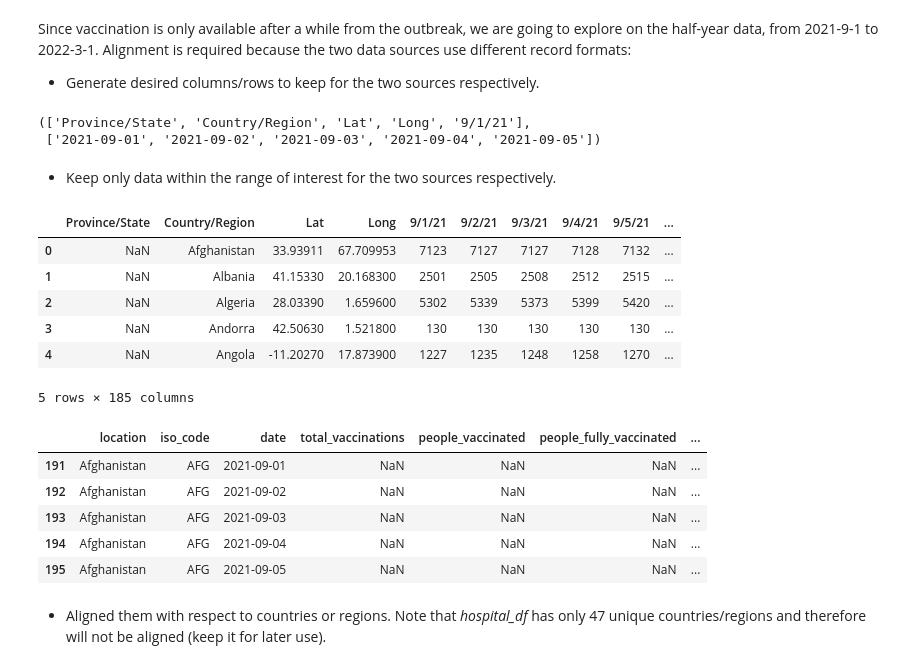
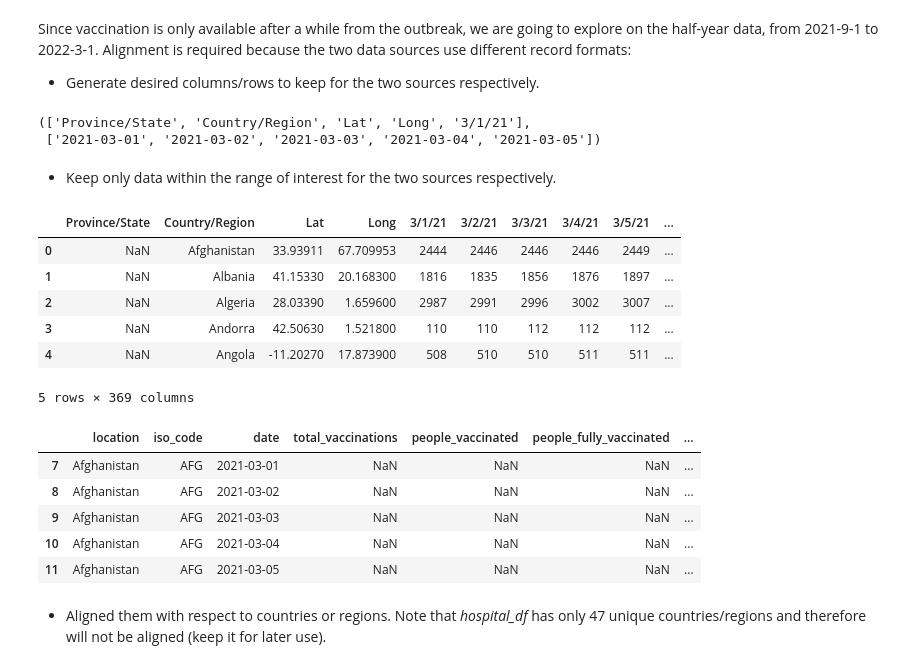
Before and after one commit to gaol00034/Covid19-Analysis, a Jupyter notebook: src/Global.ipynb, the cells around one changed output. Cells and saved outputs as stored; diff of their text form; code cells hidden in the pictures.

```diff
--- a/src/Global.ipynb
+++ b/src/Global.ipynb
@@ -91,7 +91,7 @@ import datetime
 Since vaccination is only available after a while from the outbreak, we are going to explore on the half-year data, from 2021-9-1 to 2022-3-1. Alignment is required because the two data sources use different record formats:
 - Generate desired columns/rows to keep for the two sources respectively.
 # %%
-start_date, end_date = datetime.date(2021, 9, 1), datetime.date(2022, 3, 1)
+start_date, end_date = datetime.date(2021, 3, 1), datetime.date(2022, 3, 1)
 CSSEGIS_col, OWID_date = ['Province/State', 'Country/Region', 'Lat', 'Long'], []
 
 # Single date generator
@@ -105,39 +105,39 @@ for single_date in daterange(start_date, end_date):
 
 CSSEGIS_col[:5], OWID_date[:5]
 # %% [output]
-(['Province/State', 'Country/Region', 'Lat', 'Long', '9/1/21'],
- ['2021-09-01', '2021-09-02', '2021-09-03', '2021-09-04', '2021-09-05'])
+(['Province/State', 'Country/Region', 'Lat', 'Long', '3/1/21'],
+ ['2021-03-01', '2021-03-02', '2021-03-03', '2021-03-04', '2021-03-05'])
 # %% [markdown]
 - Keep only data within the range of interest for the two sources respectively.
 # %%
-halfyear_confirmed_df = confirmed_df[confirmed_df.columns.intersection(CSSEGIS_col)]
-halfyear_recovered_df = recovered_df[recovered_df.columns.intersection(CSSEGIS_col)]
-halfyear_deaths_df = deaths_df[deaths_df.columns.intersection(CSSEGIS_col)]
+oneyear_confirmed_df = confirmed_df[confirmed_df.columns.intersection(CSSEGIS_col)]
+oneyear_recovered_df = recovered_df[recovered_df.columns.intersection(CSSEGIS_col)]
+oneyear_deaths_df = deaths_df[deaths_df.columns.intersection(CSSEGIS_col)]
 
-# halfyear_confirmed_df.head(5)
-# halfyear_recovered_df.head(5)
-halfyear_deaths_df.head(5)
+# oneyear_confirmed_df.head(5)
+# oneyear_recovered_df.head(5)
+oneyear_deaths_df.head(5)
 # %% [output]
-|  | Province/State | Country/Region | Lat | Long | 9/1/21 | 9/2/21 | 9/3/21 | 9/4/21 | 9/5/21 | ... |
-| 0 | NaN | Afghanistan | 33.93911 | 67.709953 | 7123 | 7127 | 7127 | 7128 | 7132 | ... |
-| 1 | NaN | Albania | 41.15330 | 20.168300 | 2501 | 2505 | 2508 | 2512 | 2515 | ... |
-| 2 | NaN | Algeria | 28.03390 | 1.659600 | 5302 | 5339 | 5373 | 5399 | 5420 | ... |
-| 3 | NaN | Andorra | 42.50630 | 1.521800 | 130 | 130 | 130 | 130 | 130 | ... |
-| 4 | NaN | Angola | -11.20270 | 17.873900 | 1227 | 1235 | 1248 | 1258 | 1270 | ... |
+|  | Province/State | Country/Region | Lat | Long | 3/1/21 | 3/2/21 | 3/3/21 | 3/4/21 | 3/5/21 | ... |
+| 0 | NaN | Afghanistan | 33.93911 | 67.709953 | 2444 | 2446 | 2446 | 2446 | 2449 | ... |
+| 1 | NaN | Albania | 41.15330 | 20.168300 | 1816 | 1835 | 1856 | 1876 | 1897 | ... |
+| 2 | NaN | Algeria | 28.03390 | 1.659600 | 2987 | 2991 | 2996 | 3002 | 3007 | ... |
+| 3 | NaN | Andorra | 42.50630 | 1.521800 | 110 | 110 | 112 | 112 | 112 | ... |
+| 4 | NaN | Angola | -11.20270 | 17.873900 | 508 | 510 | 510 | 511 | 511 | ... |
-5 rows × 185 columns
+5 rows × 369 columns
 # %%
-halfyear_vaccines_df = vaccines_df[vaccines_df.date.isin(OWID_date)]
-halfyear_hospitals_df = hospitals_df[hospitals_df.date.isin(OWID_date)]
+oneyear_vaccines_df = vaccines_df[vaccines_df.date.isin(OWID_date)]
+oneyear_hospitals_df = hospitals_df[hospitals_df.date.isin(OWID_date)]
 
-# halfyear_hospitals_df.head(5)
-halfyear_vaccines_df.head(5)
+# oneyear_hospitals_df.head(5)
+oneyear_vaccines_df.head(5)
 # %% [output]
 |  | location | iso_code | date | total_vaccinations | people_vaccinated | people_fully_vaccinated | ... |
-| 191 | Afghanistan | AFG | 2021-09-01 | NaN | NaN | NaN | ... |
-| 192 | Afghanistan | AFG | 2021-09-02 | NaN | NaN | NaN | ... |
-| 193 | Afghanistan | AFG | 2021-09-03 | NaN | NaN | NaN | ... |
-| 194 | Afghanistan | AFG | 2021-09-04 | NaN | NaN | NaN | ... |
-| 195 | Afghanistan | AFG | 2021-09-05 | NaN | NaN | NaN | ... |
+| 7 | Afghanistan | AFG | 2021-03-01 | NaN | NaN | NaN | ... |
+| 8 | Afghanistan | AFG | 2021-03-02 | NaN | NaN | NaN | ... |
+| 9 | Afghanistan | AFG | 2021-03-03 | NaN | NaN | NaN | ... |
+| 10 | Afghanistan | AFG | 2021-03-04 | NaN | NaN | NaN | ... |
+| 11 | Afghanistan | AFG | 2021-03-05 | NaN | NaN | NaN | ... |
 # %% [markdown]
 - Aligned them with respect to countries or regions. Note that *hospital_df* has only 47 unique countries/regions and therefore will not be aligned (keep it for later use).
 # %%
```
Also changed, not shown: parts of 5 cells of this notebook.
